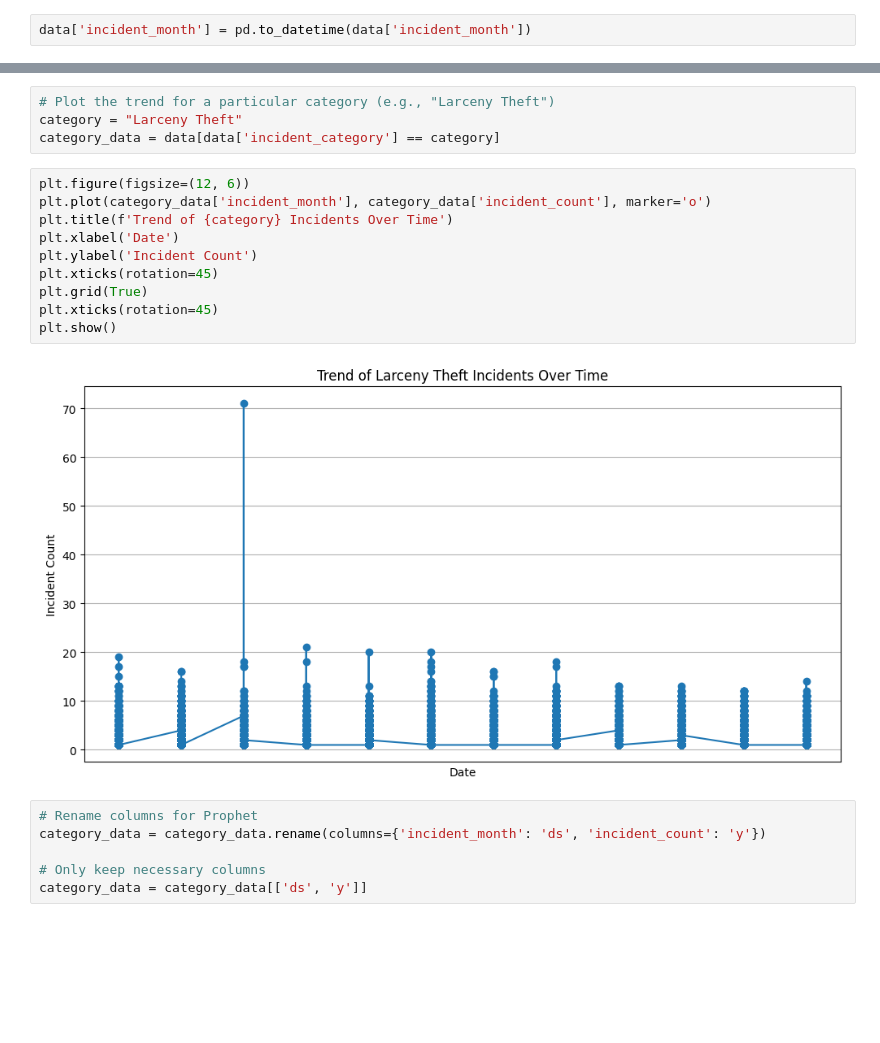
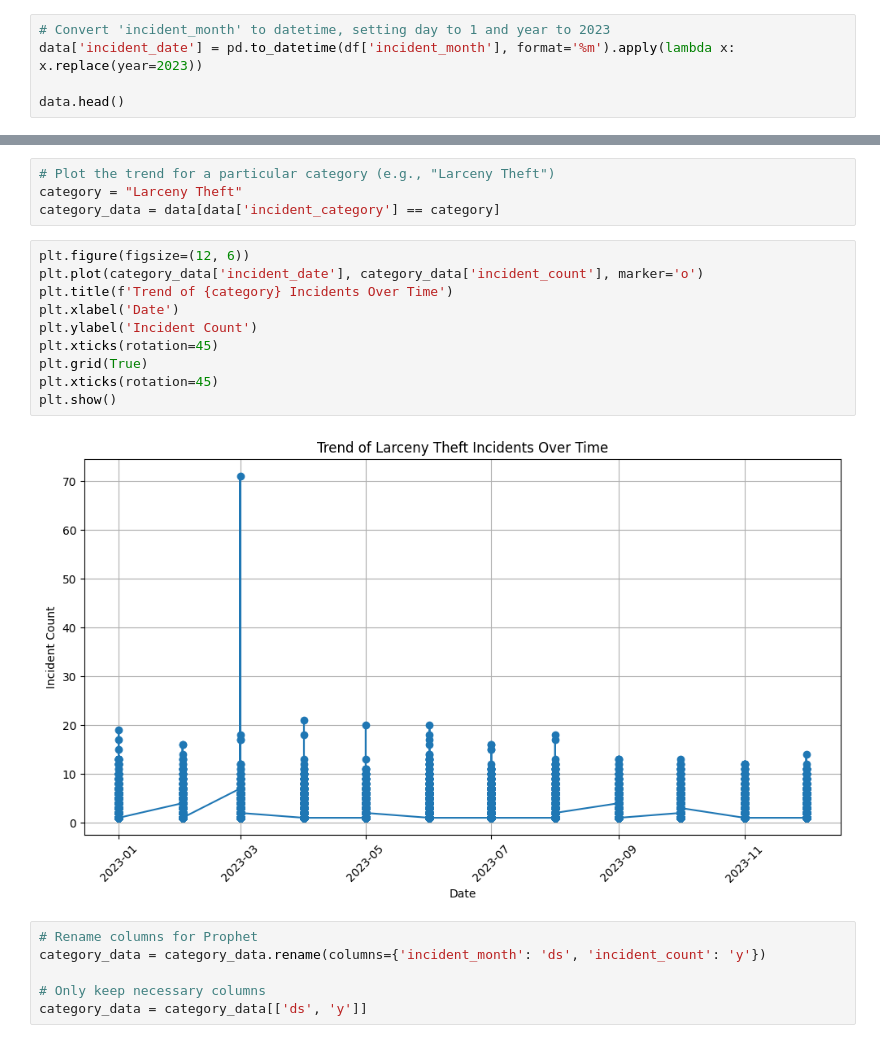
Before and after one commit to TRANDY-116/Police-Incident-Data-Pipeline, a Jupyter notebook: Analysis/Police analysis.ipynb, the cells around one changed output, grey strips where cells are left out. Drawn from its saved outputs; the diff is of its cells as text; blank space fills up the shorter version.

```diff
--- a/Analysis/Police analysis.ipynb
+++ b/Analysis/Police analysis.ipynb
@@ -76,4 +76,7 @@ incident_day_of_week     object
 season                   object
 dtype: object
 # %%
-data['incident_month'] = pd.to_datetime(data['incident_month'])
+# Convert 'incident_month' to datetime, setting day to 1 and year to 2023
+data['incident_date'] = pd.to_datetime(df['incident_month'], format='%m').apply(lambda x: x.replace(year=2023))
+
+data.head()
@@ -112,16 +123,16 @@ category = "Larceny Theft"
 category_data = data[data['incident_category'] == category]
 # %%
 plt.figure(figsize=(12, 6))
-plt.plot(category_data['incident_month'], category_data['incident_count'], marker='o')
+plt.plot(category_data['incident_date'], category_data['incident_count'], marker='o')
 plt.title(f'Trend of {category} Incidents Over Time')
 plt.xlabel('Date')
 plt.ylabel('Incident Count')
 plt.xticks(rotation=45)
 plt.grid(True)
 plt.xticks(rotation=45)
 plt.show()
 # %% [output]
-[figure, old version]
+[figure, new version]
 # %%
 # Rename columns for Prophet
 category_data = category_data.rename(columns={'incident_month': 'ds', 'incident_count': 'y'})
```
Also changed, not shown: parts of 5 cells of this notebook, 2 other files.
